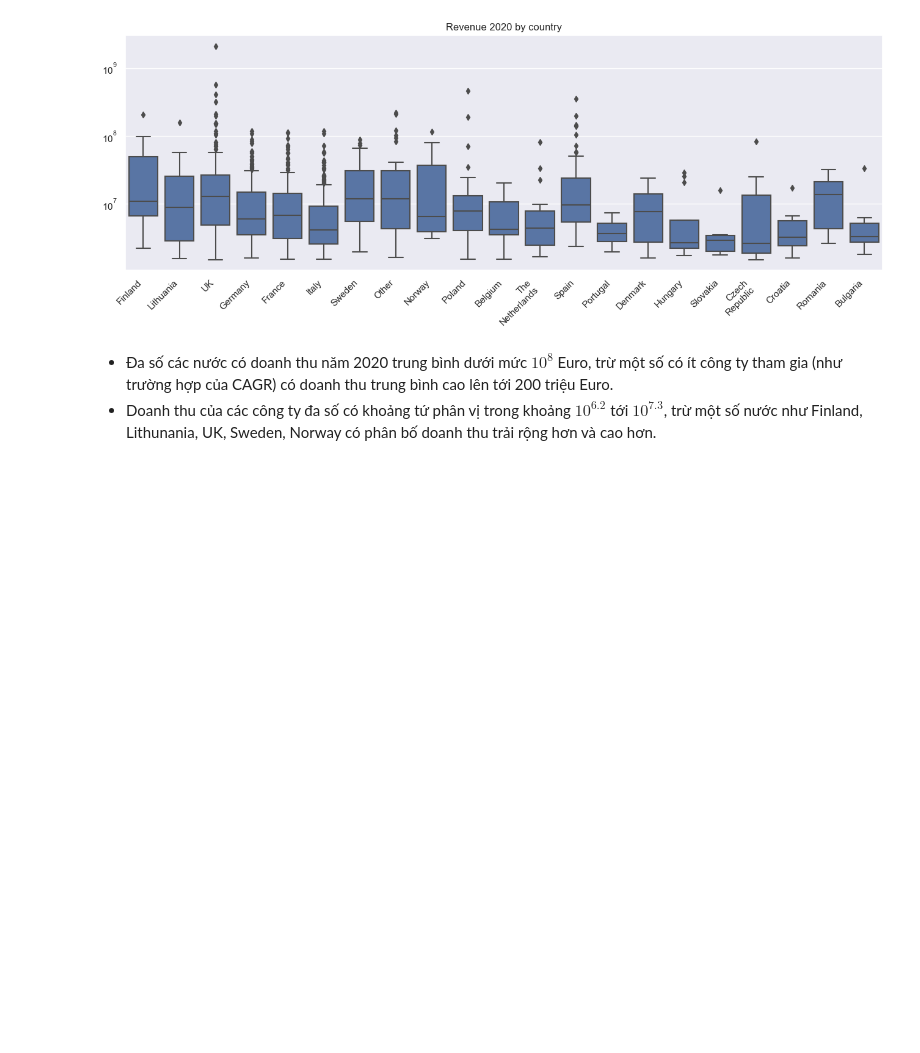
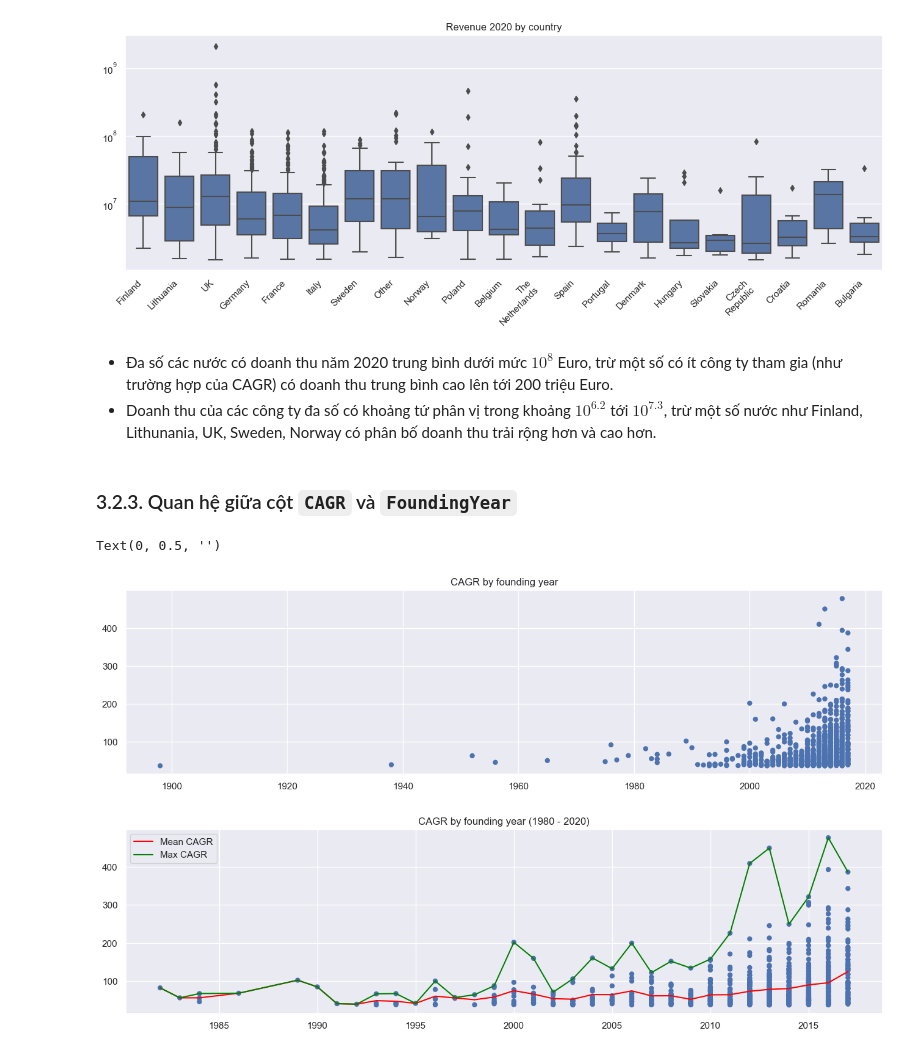
Before and after one commit to kenroly/IntroductionToDataScience, a Jupyter notebook: DataUnderstanding.ipynb, the cells around one changed output. Cells and saved outputs as stored; diff of their text form; code cells hidden in the pictures; blank space fills up the shorter version.

Commit message:
Add 3.2.3 Scatter and Lineplot

```diff
--- a/DataUnderstanding.ipynb
+++ b/DataUnderstanding.ipynb
@@ -104,3 +104,28 @@ ax.set_title('Revenue 2020 by country');
 # %% [markdown]
 - Đa số các nước có doanh thu năm 2020 trung bình dưới mức $10^8$ Euro, trừ một số có ít công ty tham gia (như trường hợp của CAGR) có doanh thu trung bình cao lên tới 200 triệu Euro.
 - Doanh thu của các công ty đa số có khoảng tứ phân vị trong khoảng $10^6.2$ tới $10^7.3$, trừ một số nước như Finland, Lithunania, UK, Sweden, Norway có phân bố doanh thu trải rộng hơn và cao hơn.
+# %% [markdown]
+### 3.2.3. Quan hệ giữa cột `CAGR` và `FoundingYear`
+# %%
+fig, axes = plt.subplots(nrows = 2, figsize = (16, 9))
+fig.subplots_adjust(hspace = 0.3)
+
+sns.scatterplot(data = df, x = 'FoundingYear', y = 'CAGR', color = 'C0', edgecolor = 'None', ax = axes[0])
+sns.scatterplot(data = df[df['FoundingYear'] >= 1980], x = 'FoundingYear', y = 'CAGR', color = 'C0', edgecolor = 'None', ax = axes[1])
+
+data = df[['FoundingYear', 'CAGR']].groupby(by = ['FoundingYear']).mean().reset_index()
+sns.lineplot(data = data[data['FoundingYear'] >= 1980], x = 'FoundingYear', y = 'CAGR', color = 'red', ax = axes[1], label = 'Mean CAGR')
+
+data = df[['FoundingYear', 'CAGR']].groupby(by = ['FoundingYear']).max().reset_index()
+sns.lineplot(data = data[data['FoundingYear'] >= 1980], x = 'FoundingYear', y = 'CAGR', color = 'green', ax = axes[1], label = 'Max CAGR')
+
+axes[0].set_title('CAGR by founding year')
+axes[1].set_title('CAGR by founding year (1980 - 2020)')
+
+axes[0].set_xlabel('')
+axes[1].set_xlabel('')
+axes[0].set_ylabel('')
+axes[1].set_ylabel('')
+# %% [output]
+Text(0, 0.5, '')
+[figure, added]
```
